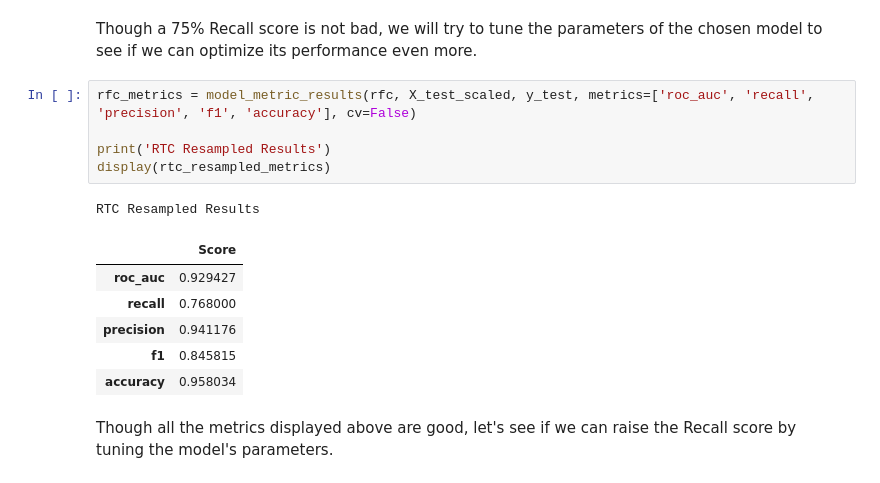
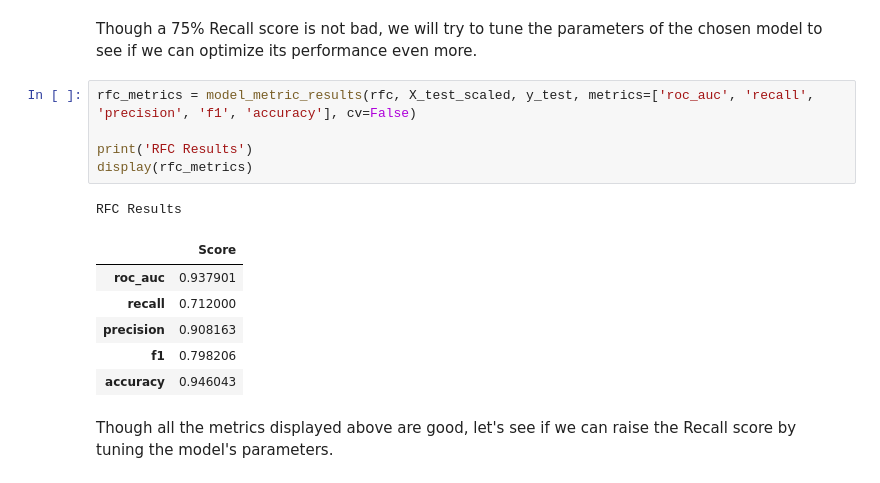
Before and after one commit to momopajamas/phase_3_project, a Jupyter notebook: Telecom Analysis.ipynb, the cells around one changed output. Cells and saved outputs as stored; diff of their text form.

```diff
--- a/Telecom Analysis.ipynb
+++ b/Telecom Analysis.ipynb
@@ -354,16 +362,16 @@ Though a 75% Recall score is not bad, we will try to tune the parameters of the
 # %%
 rfc_metrics = model_metric_results(rfc, X_test_scaled, y_test, metrics=['roc_auc', 'recall', 'precision', 'f1', 'accuracy'], cv=False)
 
-print('RTC Resampled Results')
-display(rtc_resampled_metrics)
+print('RFC Results')
+display(rfc_metrics)
 # %% [output]
-RTC Resampled Results
+RFC Results
 |  | Score |
-| roc_auc | 0.929427 |
-| recall | 0.768000 |
-| precision | 0.941176 |
-| f1 | 0.845815 |
-| accuracy | 0.958034 |
+| roc_auc | 0.937901 |
+| recall | 0.712000 |
+| precision | 0.908163 |
+| f1 | 0.798206 |
+| accuracy | 0.946043 |
 # %% [markdown]
 Though all the metrics displayed above are good, let's see if we can raise the Recall score by tuning the model's parameters.
 # %% [markdown]
```
Also changed, not shown: parts of 5 cells of this notebook, 1 other file.
